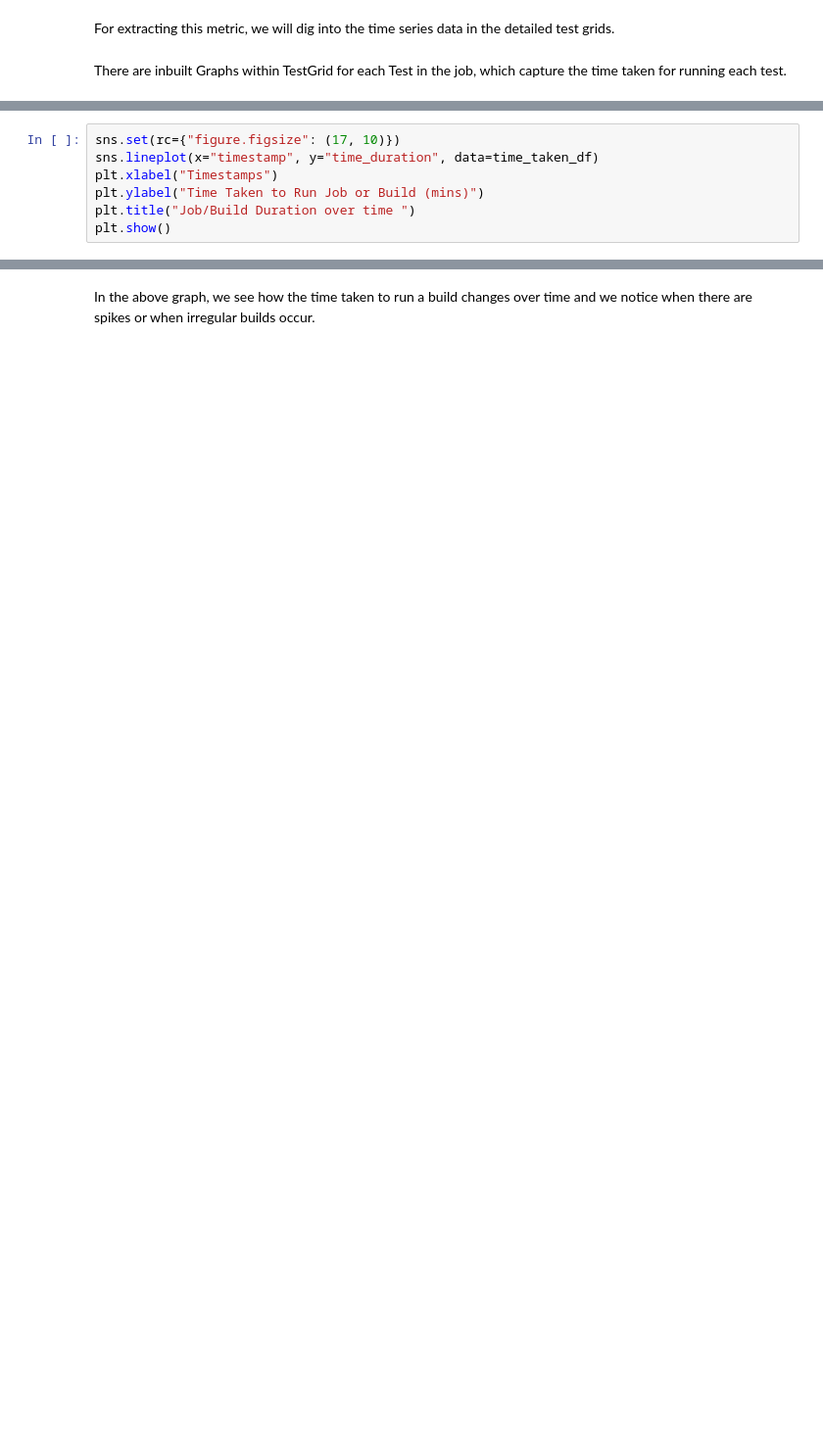
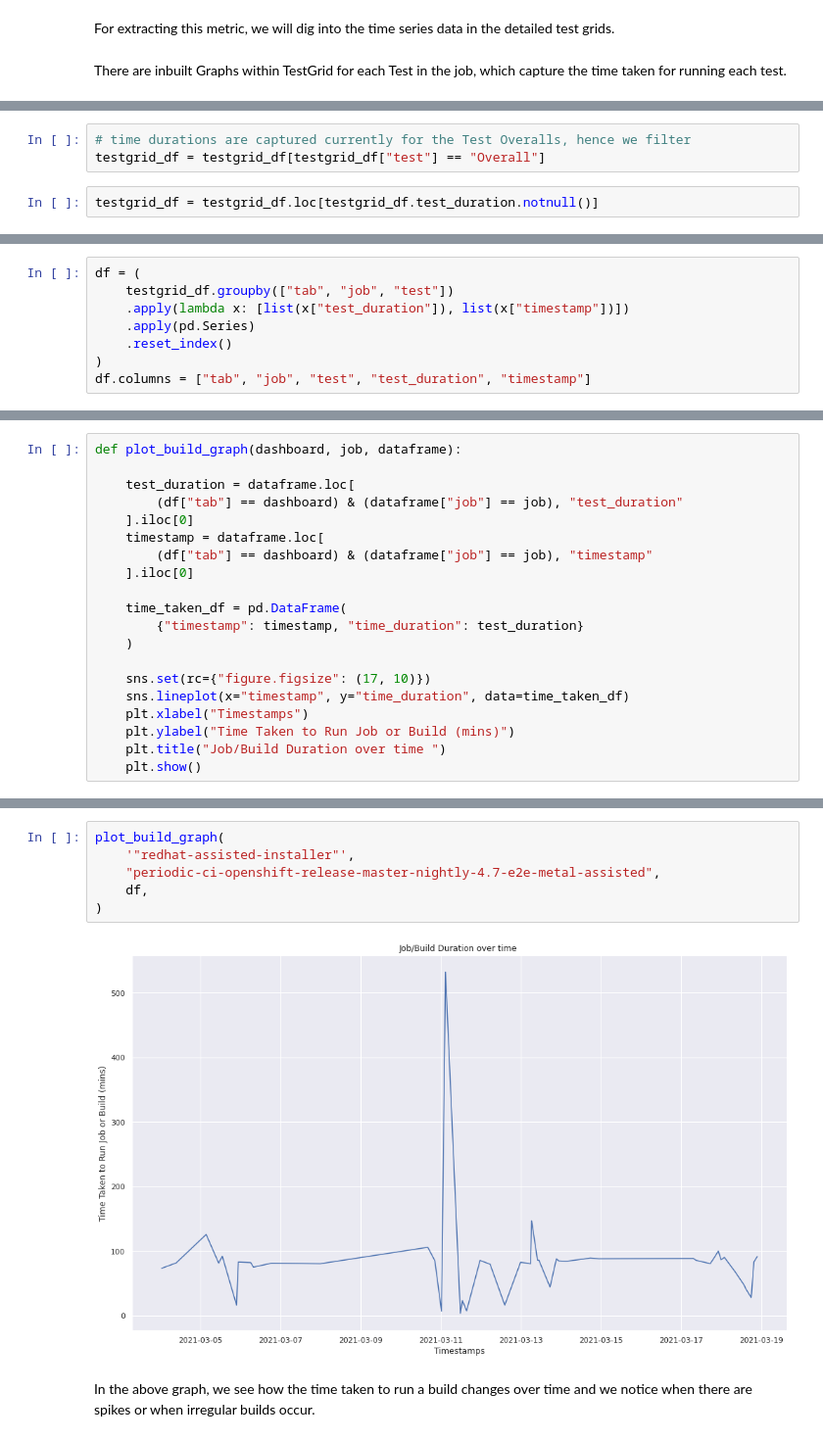
Before and after one commit to aicoe-aiops/ocp-ci-analysis, a Jupyter notebook: notebooks/data-sources/TestGrid/metrics/time_to_test.ipynb, the cells around one changed output, grey strips where cells are left out. Shown at 98% size. Saved outputs shown, nothing was run; the diff lists cells and outputs as text; blank space fills up the shorter version.

Commit message:
run time to test for all grids

```diff
--- a/notebooks/data-sources/TestGrid/metrics/time_to_test.ipynb
+++ b/notebooks/data-sources/TestGrid/metrics/time_to_test.ipynb
@@ -78,0 +51,5 @@ time_taken_df = pd.DataFrame({"timestamp": timestamps, "time_duration": overall_
+# %%
+# time durations are captured currently for the Test Overalls, hence we filter
+testgrid_df = testgrid_df[testgrid_df["test"] == "Overall"]
+# %%
+testgrid_df = testgrid_df.loc[testgrid_df.test_duration.notnull()]
@@ -78,0 +82,8 @@ time_taken_df = pd.DataFrame({"timestamp": timestamps, "time_duration": overall_
+# %%
+df = (
+    testgrid_df.groupby(["tab", "job", "test"])
+    .apply(lambda x: [list(x["test_duration"]), list(x["timestamp"])])
+    .apply(pd.Series)
+    .reset_index()
+)
+df.columns = ["tab", "job", "test", "test_duration", "timestamp"]
@@ -79,7 +99,20 @@ time_taken_df = pd.DataFrame({"timestamp": timestamps, "time_duration": overall_
 # %%
-sns.set(rc={"figure.figsize": (17, 10)})
-sns.lineplot(x="timestamp", y="time_duration", data=time_taken_df)
-plt.xlabel("Timestamps")
-plt.ylabel("Time Taken to Run Job or Build (mins)")
-plt.title("Job/Build Duration over time ")
-plt.show()
+def plot_build_graph(dashboard, job, dataframe):
+
+    test_duration = dataframe.loc[
+        (df["tab"] == dashboard) & (dataframe["job"] == job), "test_duration"
+    ].iloc[0]
+    timestamp = dataframe.loc[
+        (df["tab"] == dashboard) & (dataframe["job"] == job), "timestamp"
+    ].iloc[0]
+
+    time_taken_df = pd.DataFrame(
+        {"timestamp": timestamp, "time_duration": test_duration}
+    )
+
+    sns.set(rc={"figure.figsize": (17, 10)})
+    sns.lineplot(x="timestamp", y="time_duration", data=time_taken_df)
+    plt.xlabel("Timestamps")
+    plt.ylabel("Time Taken to Run Job or Build (mins)")
+    plt.title("Job/Build Duration over time ")
+    plt.show()
@@ -88,2 +119,10 @@ plt.show()
+# %%
+plot_build_graph(
+    '"redhat-assisted-installer"',
+    "periodic-ci-openshift-release-master-nightly-4.7-e2e-metal-assisted",
+    df,
+)
+# %% [output]
+[figure, added]
 # %% [markdown]
 In the above graph, we see how the time taken to run a build changes over time and we notice when there are spikes or when irregular builds occur.
```
Also changed, not shown: parts of 26 cells of this notebook.
